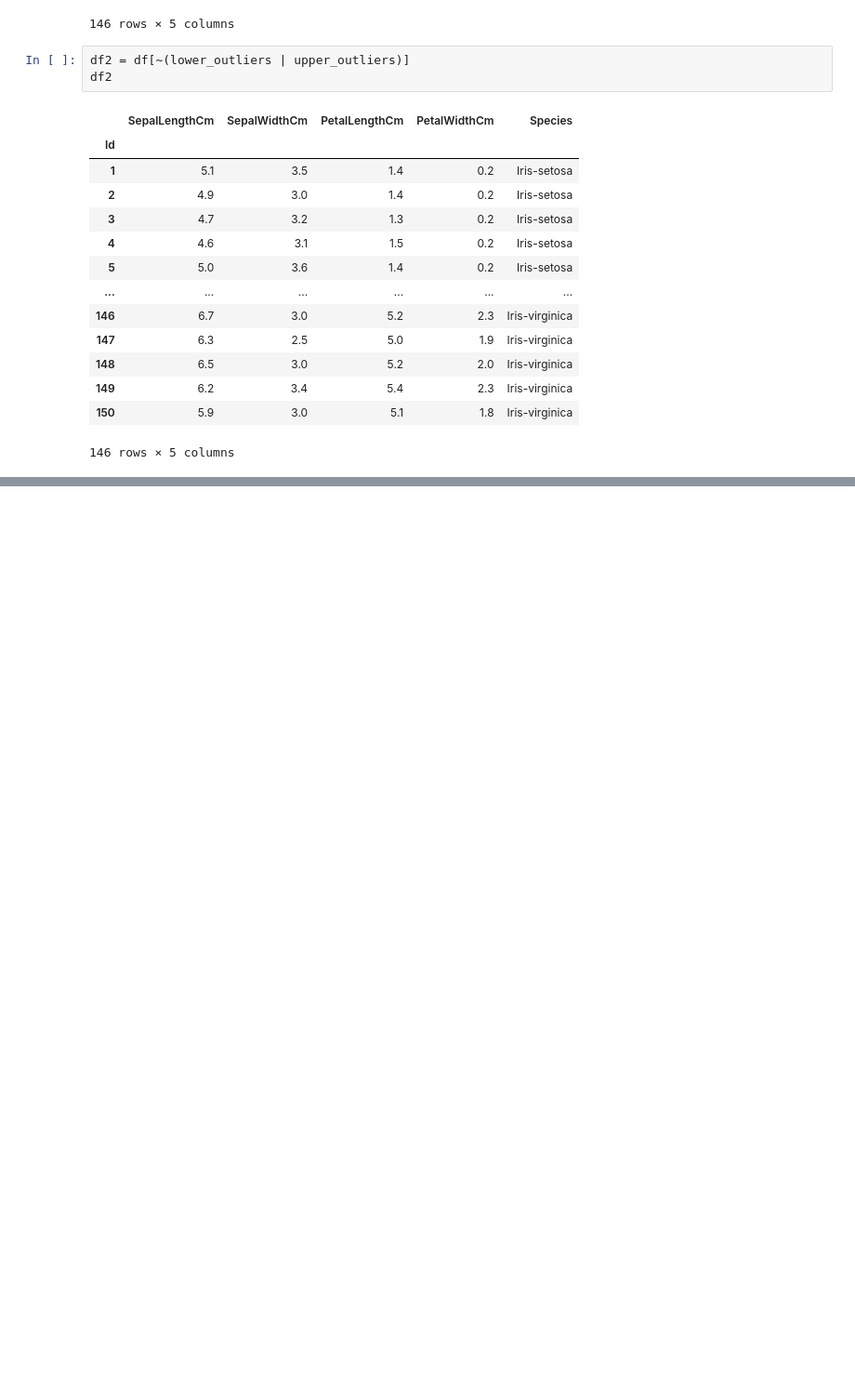
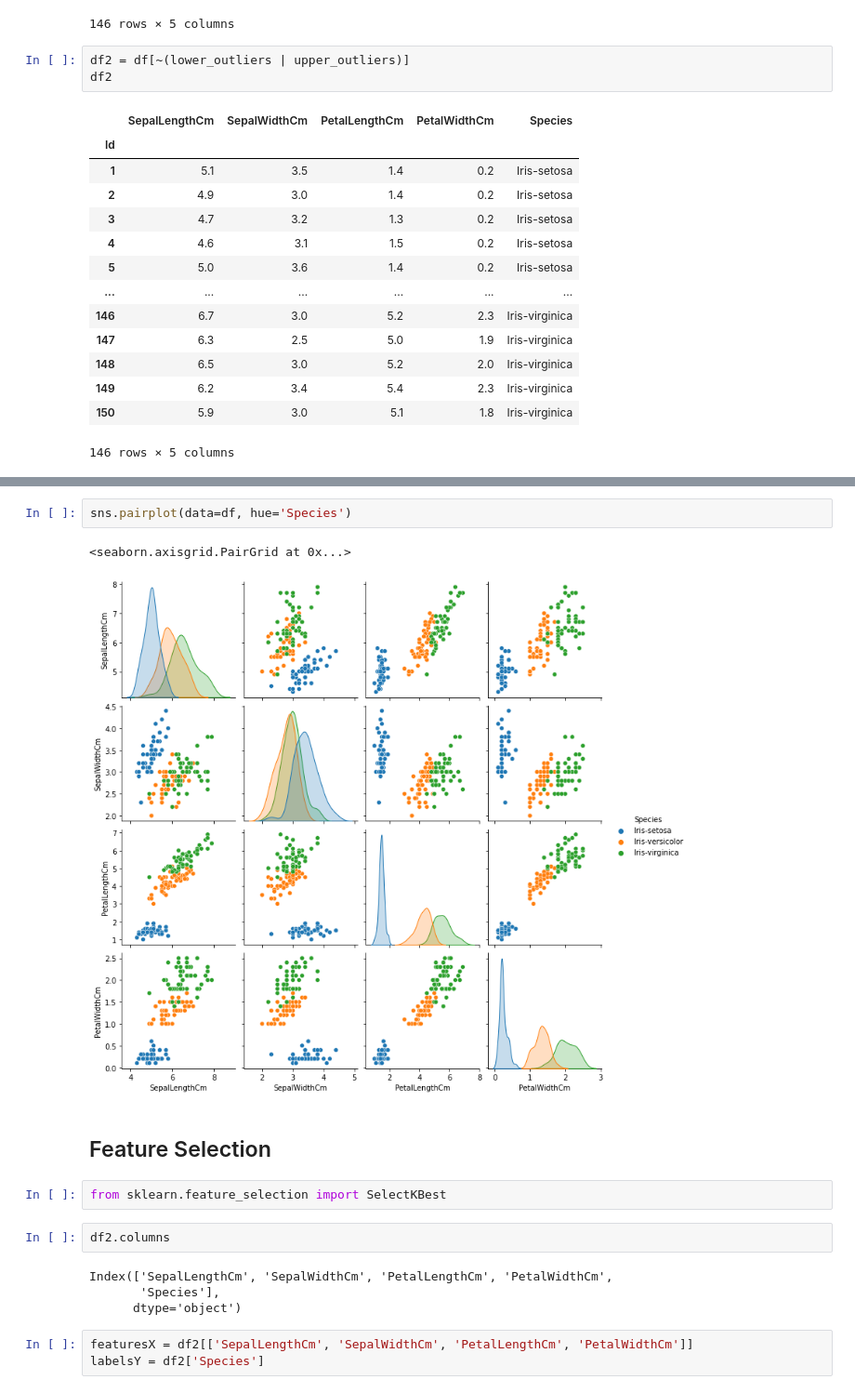
Before and after one commit to taniyanaskar/OIBSIP, a Jupyter notebook: IrisFlowerClassification/classification.ipynb, the cells around one changed output, grey strips where cells are left out. Shown at 93% size. Saved outputs shown, nothing was run; the diff lists cells and outputs as text; blank space fills up the shorter version.

```diff
--- a/IrisFlowerClassification/classification.ipynb
+++ b/IrisFlowerClassification/classification.ipynb
@@ -193,0 +251,18 @@ df2
+# %%
+sns.pairplot(data=df, hue='Species')
+# %% [output]
+<seaborn.axisgrid.PairGrid at 0x...>
+[figure, added]
+# %% [markdown]
+## Feature Selection
+# %%
+from sklearn.feature_selection import SelectKBest
+# %%
+df2.columns
+# %% [output]
+Index(['SepalLengthCm', 'SepalWidthCm', 'PetalLengthCm', 'PetalWidthCm',
+       'Species'],
+      dtype='object')
+# %%
+featuresX = df2[['SepalLengthCm', 'SepalWidthCm', 'PetalLengthCm', 'PetalWidthCm']]
+labelsY = df2['Species']
```
Also changed, not shown: parts of 57 cells of this notebook, 3 other files.
